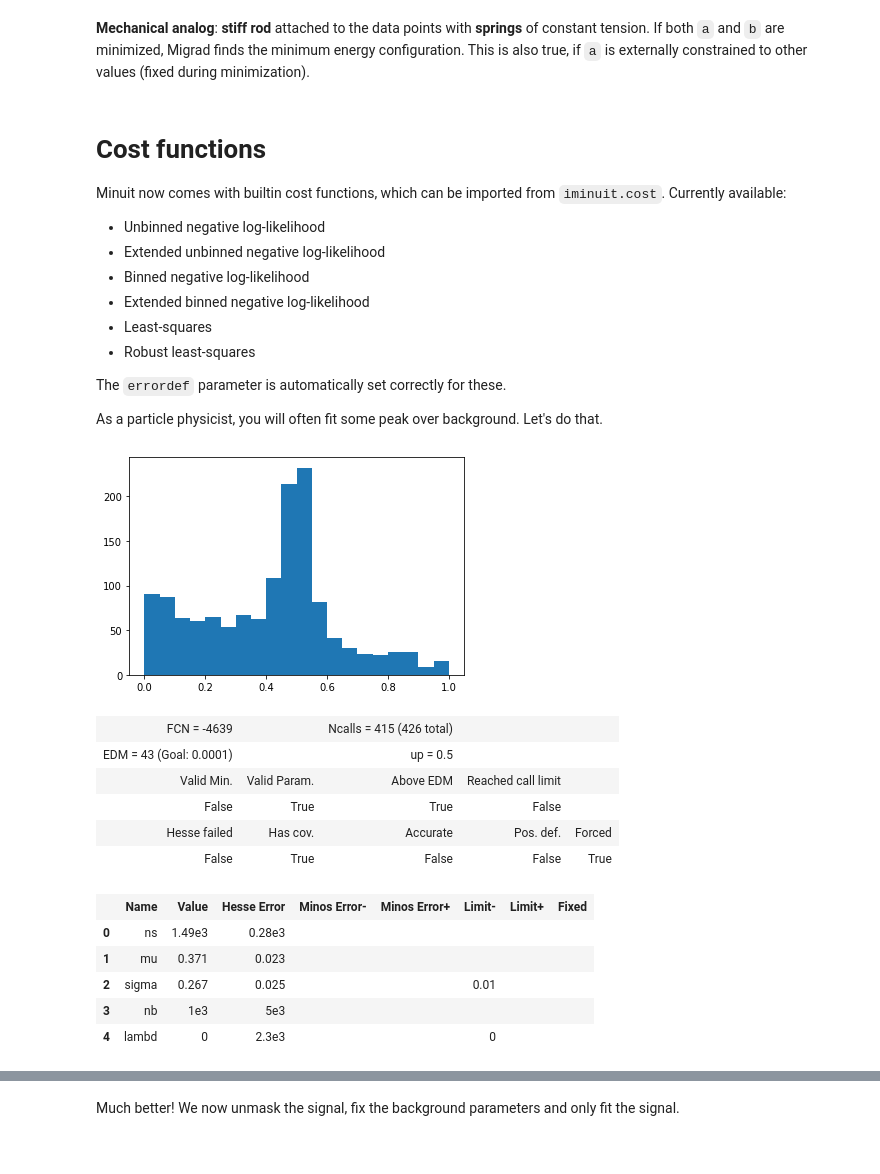
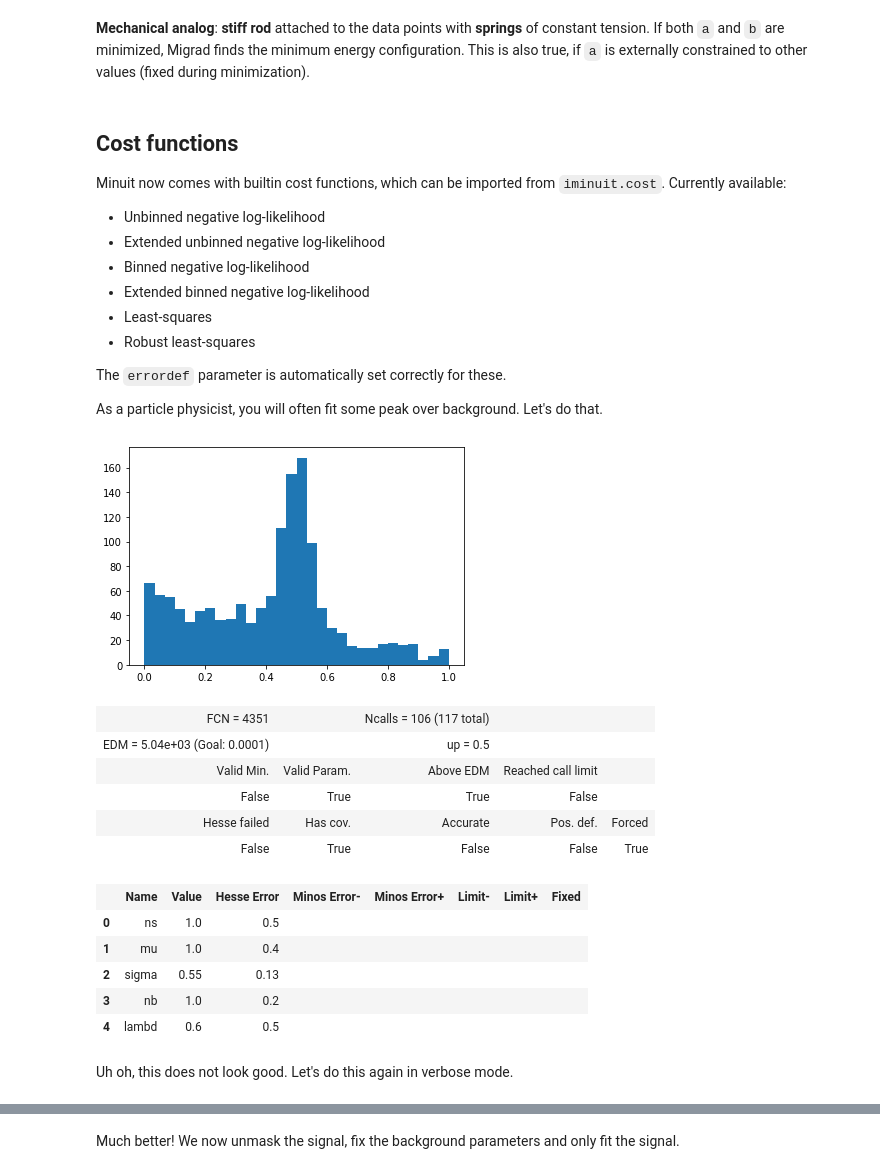
Before and after one commit to HDembinski/pyhep-2020-iminuit, a Jupyter notebook: iminuit.ipynb, the cells around one changed output, grey strips where cells are left out. Saved outputs shown, nothing was run; the diff lists cells and outputs as text; code cells hidden in the pictures.

```diff
--- a/iminuit.ipynb
+++ b/iminuit.ipynb
@@ -229,7 +232,7 @@ for i, (ai, bi) in enumerate(zip(a, b)):
 # %% [markdown]
 **Mechanical analog**: **stiff rod** attached to the data points with **springs** of constant tension. If both `a` and `b` are minimized, Migrad finds the minimum energy configuration. This is also true, if `a` is externally constrained to other values (fixed during minimization).
 # %% [markdown]
-# Cost functions
+## Cost functions
 
 Minuit now comes with builtin cost functions, which can be imported from `iminuit.cost`. Currently available:
 
@@ -246,19 +249,19 @@ As a particle physicist, you will often fit some peak over background. Let's do
 # %%
 from scipy import stats
 
 rng = np.random.default_rng(1)
 
 x = np.append(stats.norm(0.5, 0.05).rvs(size=500, random_state=rng),
               stats.expon(0.0, 0.5).rvs(size=1000, random_state=rng))
 
-plt.hist(x, bins=20, range=(0, 1));
+plt.hist(x, bins=30, range=(0, 1));
 # %% [output]
-[figure, old version]
+[figure, new version]
 # %%
 # extended binned maximum likelihood fit
 from iminuit.cost import ExtendedBinnedNLL
 
-n, xe = np.histogram(x, bins=20, range=(0, 1)) # or use boost_histogram here!
+n, xe = np.histogram(x, bins=30, range=(0, 1)) # or use boost_histogram here!
 
 
 # ExtendedBinnedNLL wants a model that returns the expected counts per bin
@@ -276,22 +279,20 @@ def total(xe, ns, mu, sigma, nb, lambd):
 
 cost = ExtendedBinnedNLL(n, xe, total)
 
-# - lambd parameter of exponential distribution must be positive
-# - sigma parameter of normal distribution must be positive
-m = Minuit(cost, ns=1, mu=1, sigma=1, nb=1, lambd=1,
-           limit_lambd=(0, None),
-           limit_sigma=(0.01, None))
+m = Minuit(cost, ns=1, mu=1, sigma=1, nb=1, lambd=1)
 m.migrad()
 # %% [output]
-| FCN = -4639 |  | Ncalls = 415 (426 total) |  |  |
-| EDM = 43 (Goal: 0.0001) |  | up = 0.5 |  |  |
+| FCN = 4351 |  | Ncalls = 106 (117 total) |  |  |
+| EDM = 5.04e+03 (Goal: 0.0001) |  | up = 0.5 |  |  |
 | Valid Min. | Valid Param. | Above EDM | Reached call limit |  |
 | False | True | True | False |  |
 | Hesse failed | Has cov. | Accurate | Pos. def. | Forced |
 | False | True | False | False | True |
 |  | Name | Value | Hesse Error | Minos Error- | Minos Error+ | Limit- | Limit+ | Fixed |
-| 0 | ns | 1.49e3 | 0.28e3 |  |  |  |  |  |
-| 1 | mu | 0.371 | 0.023 |  |  |  |  |  |
-| 2 | sigma | 0.267 | 0.025 |  |  | 0.01 |  |  |
-| 3 | nb | 1e3 | 5e3 |  |  |  |  |  |
-| 4 | lambd | 0 | 2.3e3 |  |  | 0 |  |  |
+| 0 | ns | 1.0 | 0.5 |  |  |  |  |  |
+| 1 | mu | 1.0 | 0.4 |  |  |  |  |  |
+| 2 | sigma | 0.55 | 0.13 |  |  |  |  |  |
+| 3 | nb | 1.0 | 0.2 |  |  |  |  |  |
+| 4 | lambd | 0.6 | 0.5 |  |  |  |  |  |
+# %% [markdown]
+Uh oh, this does not look good. Let's do this again in verbose mode.
```
Also changed, not shown: parts of 28 cells of this notebook, 1 other file.
